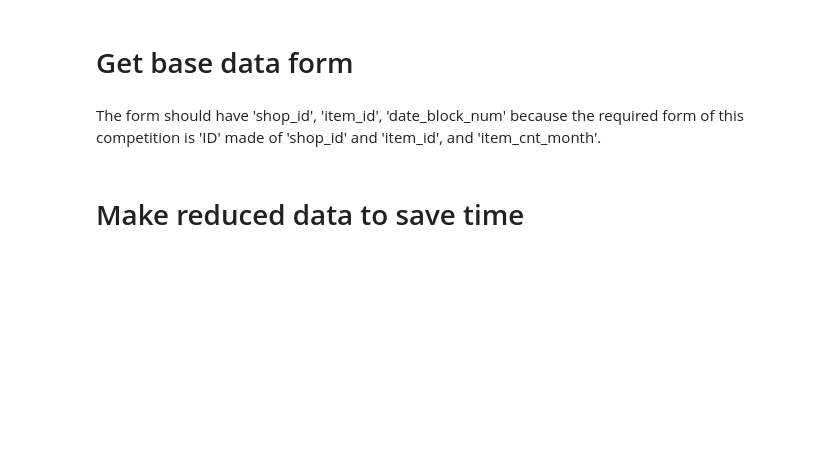
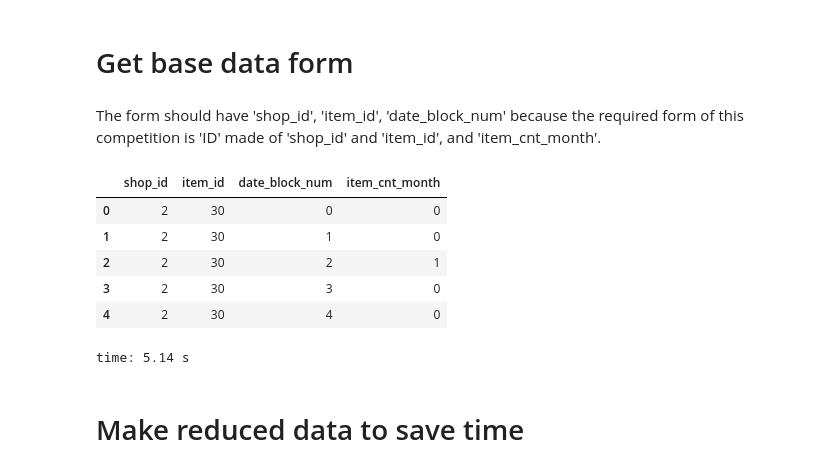
Before and after one commit to encredible/kaggle-solution, a Jupyter notebook: competitive-data-science-final-project/solution.ipynb, the cells around one changed output. Cells and saved outputs as stored; diff of their text form; code cells hidden in the pictures; blank space fills up the shorter version.

Commit message:
Experiment with test id combinations

```diff
--- a/competitive-data-science-final-project/solution.ipynb
+++ b/competitive-data-science-final-project/solution.ipynb
@@ -210,21 +252,29 @@ def downcast_dtypes(df):
 The form should have 'shop_id', 'item_id', 'date_block_num' because the required form of this competition is 'ID' made of 'shop_id' and 'item_id', and 'item_cnt_month'.
 # %%
 index_cols = ['shop_id', 'item_id', 'date_block_num']
-gb = sales.groupby(index_cols, as_index=False).sum().rename(columns={'item_cnt_day':'item_cnt_month'})
+gb = reduced_sales.groupby(index_cols, as_index=False).sum().rename(columns={'item_cnt_day':'item_cnt_month'})
 gb = gb.drop('item_price', axis=1)
 
-df1 = pd.DataFrame({'shop_id':gb.shop_id.unique(), 'key':np.zeros(len(gb.shop_id.unique()))})
-df2 = pd.DataFrame({'item_id':gb.item_id.unique(), 'key':np.zeros(len(gb.item_id.unique()))})
-df3 = pd.DataFrame({'date_block_num':gb.date_block_num.unique(), 'key':np.zeros(len(gb.date_block_num.unique()))})
+df1 = pd.DataFrame({'shop_id': test.shop_id.unique(), 'key':np.zeros(len(test.shop_id.unique()))})
+df2 = pd.DataFrame({'item_id': test.item_id.unique(), 'key':np.zeros(len(test.item_id.unique()))})
+df3 = pd.DataFrame({'date_block_num': gb.date_block_num.unique(), 'key':np.zeros(len(gb.date_block_num.unique()))})
 
 df = df1.merge(df2).merge(df3)
 
 df = df.drop('key', axis=1)
 df = df.sort_values(by=index_cols)
 
 df = df.merge(gb, how='outer').fillna(0)
 del df1, df2, df3, gb
 
 df.head()
+# %% [output]
+|  | shop_id | item_id | date_block_num | item_cnt_month |
+| 0 | 2 | 30 | 0 | 0 |
+| 1 | 2 | 30 | 1 | 0 |
+| 2 | 2 | 30 | 2 | 1 |
+| 3 | 2 | 30 | 3 | 0 |
+| 4 | 2 | 30 | 4 | 0 |
+time: 5.14 s
 # %% [markdown]
 # Make reduced data to save time
```
Also changed, not shown: parts of 29 cells of this notebook.
